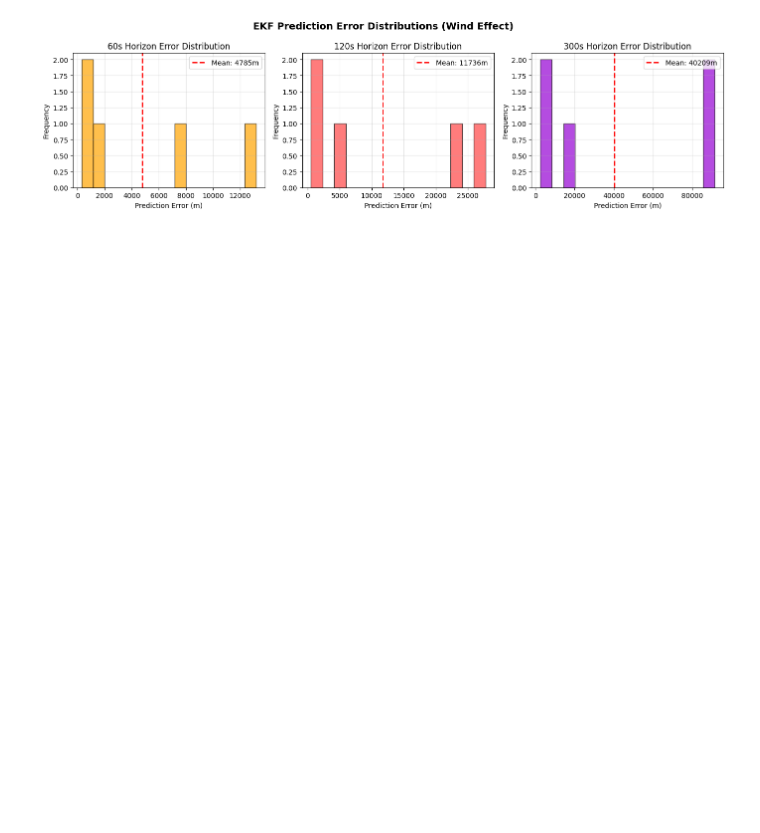
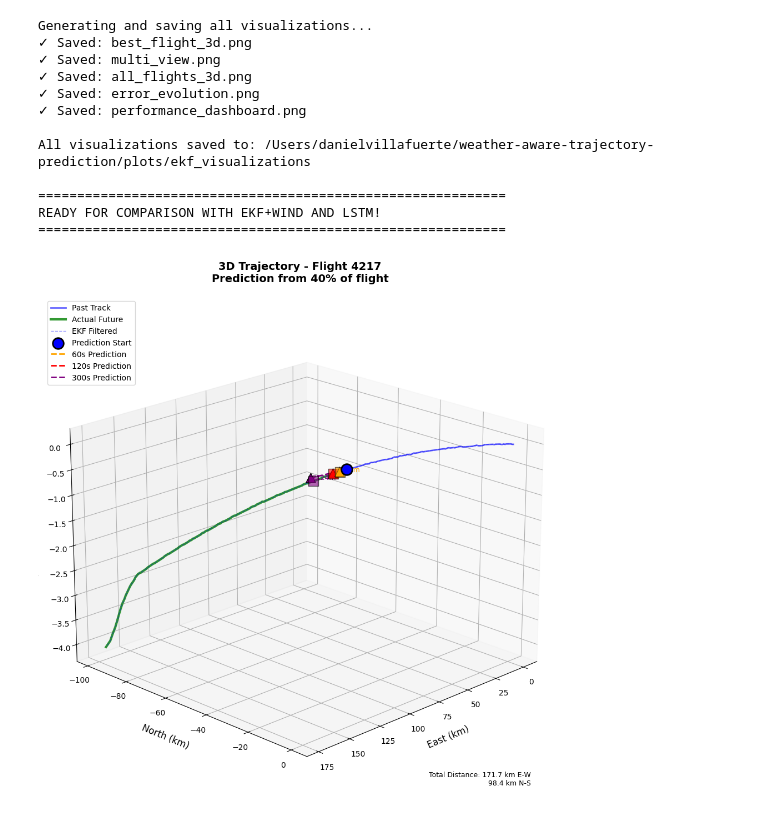
Before and after one commit to danicode12/FlightPath-, a Jupyter notebook: notebooks/04_viz.ipynb, the cells around one changed output. Saved outputs shown, nothing was run; the diff lists cells and outputs as text; code cells hidden in the pictures; blank space fills up the shorter version.

```diff
--- a/notebooks/04_viz.ipynb
+++ b/notebooks/04_viz.ipynb
@@ -466,22 +708,50 @@ AGGREGATE STATISTICS (5 flights):
-# %%
-# Visualize error distributions across multiple flights
-if all_errors[60]:  # Check if we have data
-    fig, axes = plt.subplots(1, 3, figsize=(14, 4))
-
-    for idx, h in enumerate(viz.horizons):
-        ax = axes[idx]
-        if all_errors[h]:
-            ax.hist(all_errors[h], bins=15, color=viz.colors[h], alpha=0.7, edgecolor='black')
-            ax.axvline(np.mean(all_errors[h]), color='red', linestyle='--', linewidth=2,
-                      label=f'Mean: {np.mean(all_errors[h]):.0f}m')
-            ax.set_xlabel('Prediction Error (m)')
-            ax.set_ylabel('Frequency')
-            ax.set_title(f'{h}s Horizon Error Distribution')
-            ax.legend()
-            ax.grid(True, alpha=0.3)
-
-    plt.suptitle('EKF Prediction Error Distributions (Wind Effect)', fontsize=14, fontweight='bold')
-    plt.tight_layout()
-    plt.show()
-# %% [output]
-[figure, removed]
+# %%
+# Save all figures for the report
+save_dir = repo_root / "plots" / "ekf_visualizations"
+save_dir.mkdir(parents=True, exist_ok=True)
+
+print("Generating and saving all visualizations...")
+
+# 1. Best flight 3D
+fig1 = create_3d_trajectory_plot(best_flight, prediction_point_ratio=0.4)
+fig1.savefig(save_dir / "best_flight_3d.png", dpi=150, bbox_inches='tight')
+print("✓ Saved: best_flight_3d.png")
+
+# 2. Multi-view
+fig2 = create_multi_view_visualization(best_flight, pred_point=0.4)
+fig2.savefig(save_dir / "multi_view.png", dpi=150, bbox_inches='tight')
+print("✓ Saved: multi_view.png")
+
+# 3. All flights comparison
+fig3 = compare_all_top5_3d()
+fig3.savefig(save_dir / "all_flights_3d.png", dpi=150, bbox_inches='tight')
+print("✓ Saved: all_flights_3d.png")
+
+# 4. Error evolution
+fig4 = plot_error_evolution()
+fig4.savefig(save_dir / "error_evolution.png", dpi=150, bbox_inches='tight')
+print("✓ Saved: error_evolution.png")
+
+# 5. Performance dashboard
+fig5 = create_performance_dashboard()
+fig5.savefig(save_dir / "performance_dashboard.png", dpi=150, bbox_inches='tight')
+print("✓ Saved: performance_dashboard.png")
+
+print(f"\nAll visualizations saved to: {save_dir}")
+print("\n" + "="*60)
+print("READY FOR COMPARISON WITH EKF+WIND AND LSTM!")
+print("="*60)
+# %% [output]
+Generating and saving all visualizations...
+✓ Saved: best_flight_3d.png
+✓ Saved: multi_view.png
+✓ Saved: all_flights_3d.png
+✓ Saved: error_evolution.png
+✓ Saved: performance_dashboard.png
+
+All visualizations saved to: /Users/danielvillafuerte/weather-aware-trajectory-prediction/plots/ekf_visualizations
+
+============================================================
+READY FOR COMPARISON WITH EKF+WIND AND LSTM!
+============================================================
+[figure, added]
```
Also changed, not shown: parts of 11 cells of this notebook, 8 other files.
